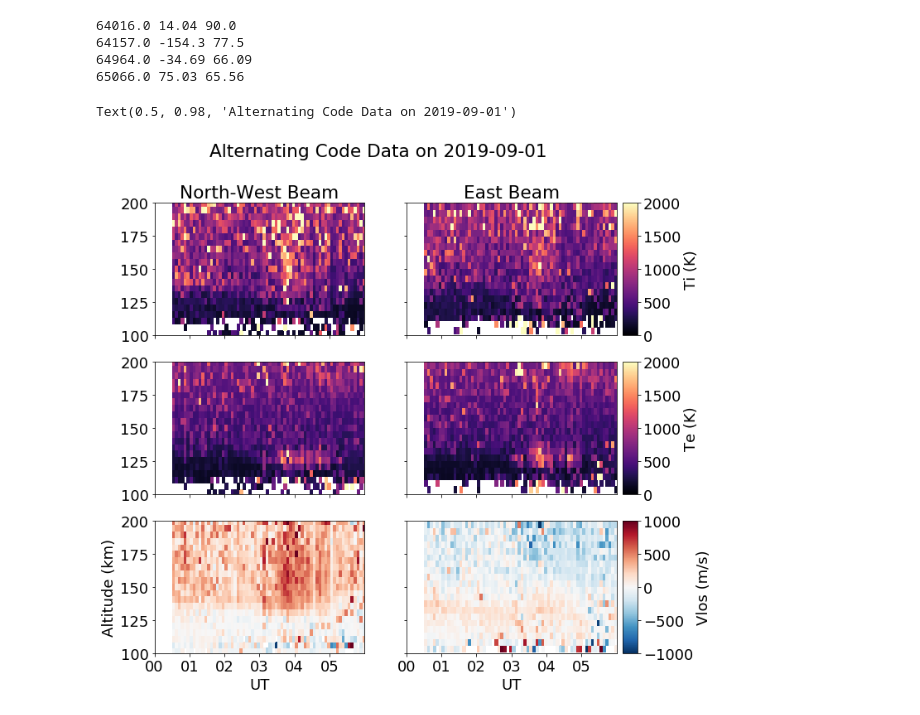
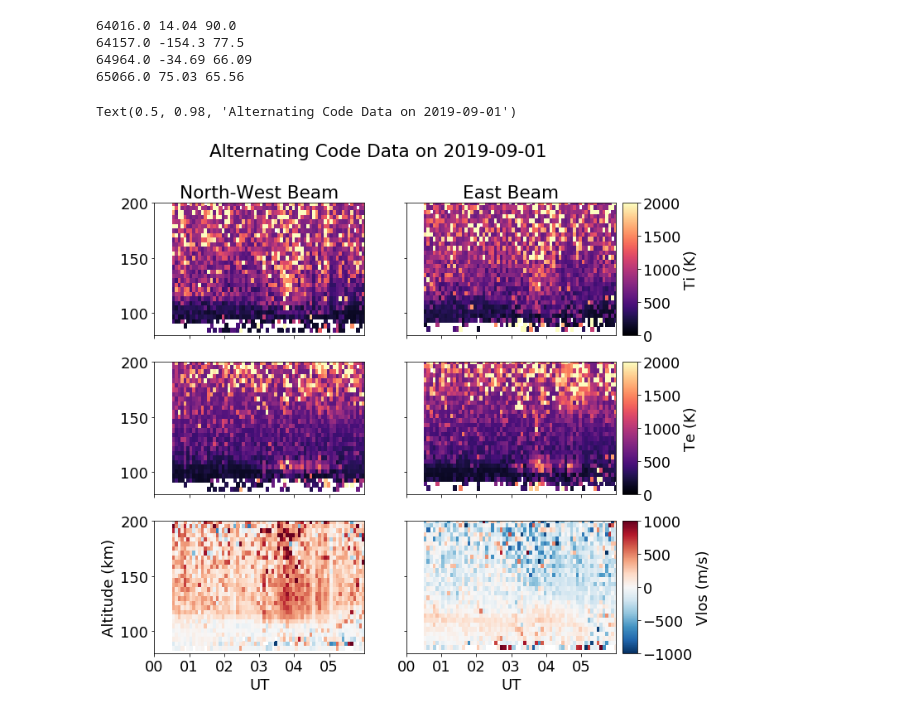
Before and after one commit to isrsummerschool/lecture_supplements_2020, a Jupyter notebook: data_use_examples/DataExample3.ipynb, the cells around one changed output. Cells and saved outputs as stored; diff of their text form; code cells hidden in the pictures.

Commit message:
fix altitude calculation error

```diff
--- a/data_use_examples/DataExample3.ipynb
+++ b/data_use_examples/DataExample3.ipynb
@@ -91,7 +91,7 @@ with h5py.File(outfilename,'r') as f:
         outdct['dvo'] = dat['2D Parameters/dvo'][:]
 
         outdct['range'] = dat['range'][:]
-        outdct['altitude'] = outdct['range']/np.sin(np.radians(outdct['elm']))
+        outdct['altitude'] = outdct['range']*np.sin(np.radians(outdct['elm']))
         tstmp = dat['timestamps'][:]
         outdct['time'] = [datetime.datetime.utcfromtimestamp(t) for t in tstmp]
         PFISR_data.append(outdct)
@@ -122,55 +122,55 @@ plt.rcParams['font.size']=18
 fig,axarr=plt.subplots(3,2,sharex=True,sharey=True)
 
 ticlrs = axarr[0,0].pcolormesh(mdates.date2num(wdat['time']),wdat['altitude'],wdat['ti'],vmin=0,vmax=2000,cmap='magma')
-axarr[0,0].set_ylim([100,200])
+axarr[0,0].set_ylim([80,200])
 
 teclrs = axarr[1,0].pcolormesh(mdates.date2num(wdat['time']),wdat['altitude'],wdat['te'],vmin=0,vmax=2000,cmap='magma')
-axarr[1,0].set_ylim([100,200])
+axarr[1,0].set_ylim([80,200])
 
 voclrs = axarr[2,0].pcolormesh(mdates.date2num(wdat['time']),wdat['altitude'],wdat['vo'],vmin=-1000,vmax=1000,cmap='RdBu_r')
-axarr[2,0].set_ylim([100,200])
+axarr[2,0].set_ylim([80,200])
 
 axarr[0,0].set_title('North-West Beam')
 
 ticlrs = axarr[0,1].pcolormesh(mdates.date2num(edat['time']),edat['altitude'],edat['ti'],vmin=0,vmax=2000,cmap='magma')
-axarr[0,1].set_ylim([100,200])
+axarr[0,1].set_ylim([80,200])
 
 teclrs = axarr[1,1].pcolormesh(mdates.date2num(edat['time']),edat['altitude'],edat['te'],vmin=0,vmax=2000,cmap='magma')
-axarr[1,1].set_ylim([100,200])
+axarr[1,1].set_ylim([80,200])
 
 voclrs = axarr[2,1].pcolormesh(mdates.date2num(edat['time']),edat['altitude'],edat['vo'],vmin=-1000,vmax=1000,cmap='RdBu_r')
-axarr[2,1].set_ylim([100,200])
+axarr[2,1].set_ylim([80,200])
 
 axarr[0,1].set_title('East Beam')
 
 axarr[-1,0].set_xlim([mdates.date2num(datetime.datetime(2019,9,1,0,0,0)),mdates.date2num(datetime.datetime(2019,9,1,6,0,0))])
 axarr[-1,0].set_xticks(np.arange(mdates.date2num(datetime.datetime(2019,9,1,0,0,0)),mdates.date2num(datetime.datetime(2019,9,1,6,0,0)),1.00001/24.0))
 
 
 axarr[-1,0].xaxis.set_major_formatter(mdates.DateFormatter('%H'))
 axarr[-1,0].set_xlabel('UT')
 axarr[-1,1].xaxis.set_major_formatter(mdates.DateFormatter('%H'))
 axarr[-1,1].set_xlabel('UT')
 axarr[-1,0].set_ylabel('Altitude (km)')
 #axarr[0].set_title('Alternating Code Temperatures on 2011-08-04')
 
 
 box=axarr[0,1].get_position()
 ticbarax=fig.add_axes([box.x0+box.width+0.01, box.y0, 0.025, box.height])
 ticb=plt.colorbar(ticlrs,cax=ticbarax)
 ticb.set_label('Ti (K)')
 
 box=axarr[1,1].get_position()
 tecbarax=fig.add_axes([box.x0+box.width+0.01, box.y0, 0.025, box.height])
 tecb=plt.colorbar(teclrs,cax=tecbarax)
 tecb.set_label('Te (K)')
 
 box=axarr[2,1].get_position()
 vocbarax=fig.add_axes([box.x0+box.width+0.01, box.y0, 0.025, box.height])
 vocb=plt.colorbar(voclrs,cax=vocbarax)
 vocb.set_label('Vlos (m/s)')
 
 fig.suptitle('Alternating Code Data on 2019-09-01')
 # %% [output]
 Text(0.5, 0.98, 'Alternating Code Data on 2019-09-01')
-[figure, old version]
+[figure, new version]
```
Also changed, not shown: 4 other files.
